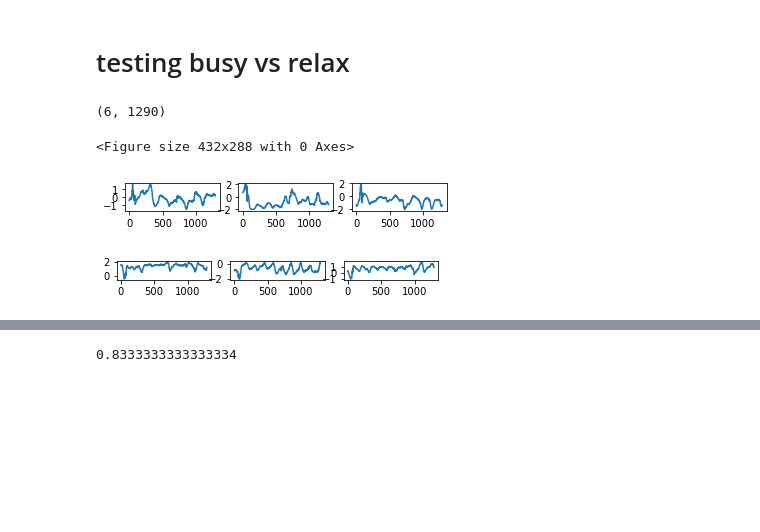
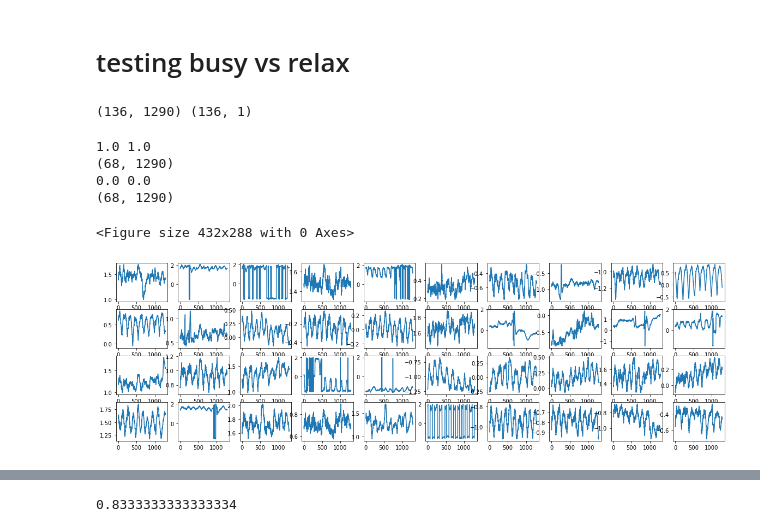
Before and after one commit to Aekai/Wi-Mind, a Jupyter notebook: FeatureExtractionModule/src/autoencoder_approach/Per task approach/NC/data test.ipynb, the cells around one changed output, grey strips where cells are left out. Saved outputs shown, nothing was run; the diff lists cells and outputs as text; code cells hidden in the pictures; blank space fills up the shorter version.

Commit message:
Change data test notebook

```diff
--- a/FeatureExtractionModule/src/autoencoder_approach/Per task approach/NC/data test.ipynb
+++ b/FeatureExtractionModule/src/autoencoder_approach/Per task approach/NC/data test.ipynb
@@ -175,8 +175,9 @@ n = len(idents)
 # %% [markdown]
 # testing busy vs relax
 # %%
-phase, y, breathing, heartbeat, combined = get_data_from_idents_br_hb(path, ['7swyk'], seconds)
-phase = StandardScaler().fit_transform(phase)
-phase.shape
+# load data and print dimensions of phase
+phase, y, breathing, heartbeat, combined = get_data_from_idents_br_hb(path, idents, seconds)
+phase = StandardScaler().fit_transform(phase) # The scaling used in the main notebooks
+print(phase.shape, y.shape)
 # %% [output]
-(6, 1290)
+(136, 1290) (136, 1)
@@ -186,17 +184,31 @@ phase0 = phase[1::2]
+# %%
+# make a new array with only busy data
+phase1 = phase[0::2]
+y1 = y[0::2]
+
+# make a new array with only relaxed data
+phase0 = phase[1::2]
+y0 = y[1::2]
+
+# print min and max to make sure the data was split correctly
+print(np.min(y1), np.max(y1))
+print(phase1.shape)
+
+print(np.min(y0), np.max(y0))
+print(phase0.shape)
+# %% [output]
+1.0 1.0
+(68, 1290)
+0.0 0.0
+(68, 1290)
 # %%
-plot_n = 3
+# plot some busy arrays
+plot_n = 40
 plt.figure(0)
 plt.figure(figsize=(20, 6))
 for i in range(plot_n):
-    plt.subplot(10,10, i+1)
-    plt.plot(phase0[i])
-
-plt.figure(1)
-plt.figure(figsize=(20, 4))
-for i in range(plot_n):
-    plt.subplot(10, 10, i+1)
+    plt.subplot(4,10, i+1)
     plt.plot(phase1[i])
 # %% [output]
 <Figure size 432x288 with 0 Axes>
-[figure, old version]
+[figure, new version]
-[figure, removed]
```
Also changed, not shown: parts of 14 cells of this notebook.
